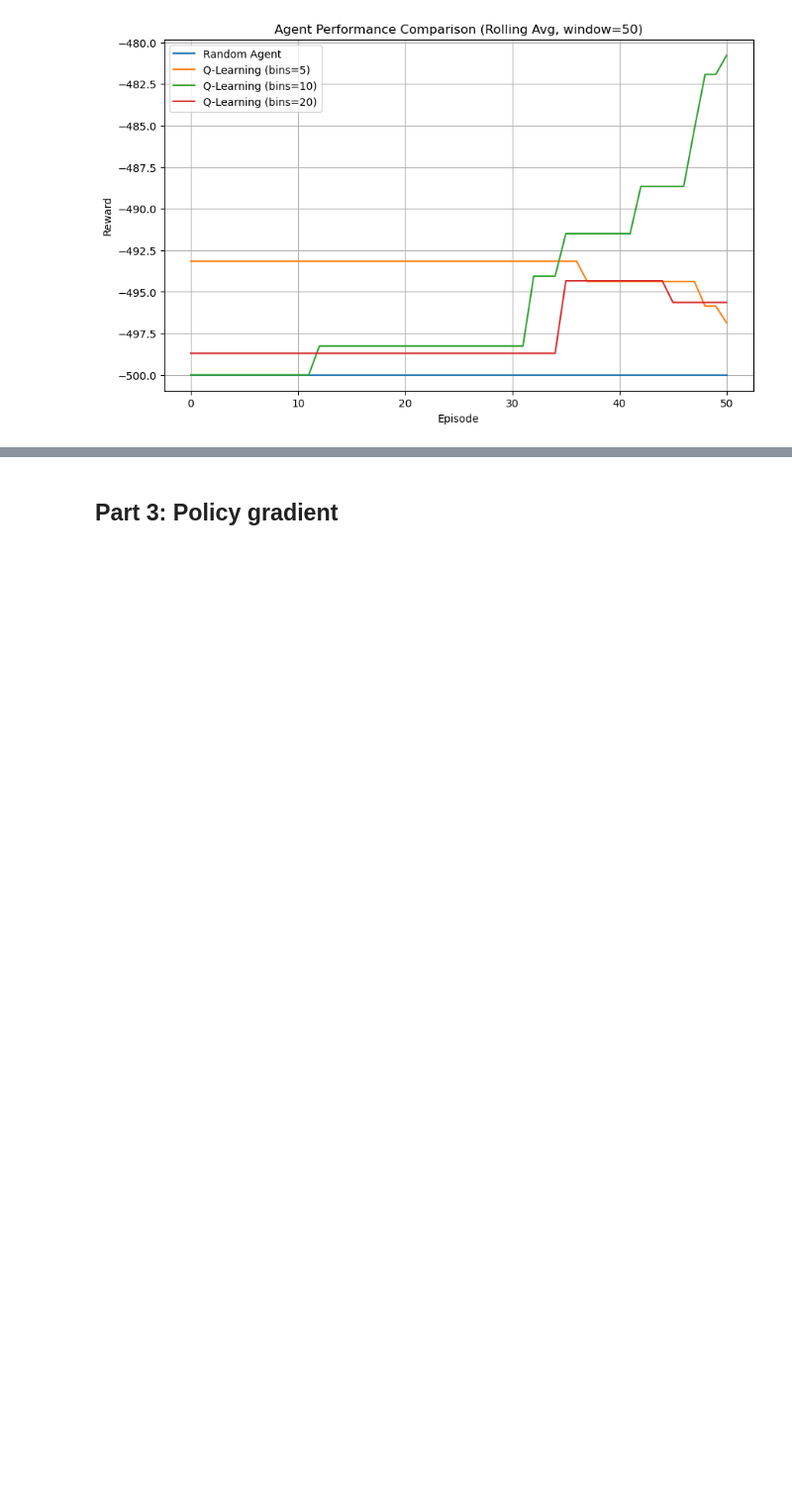
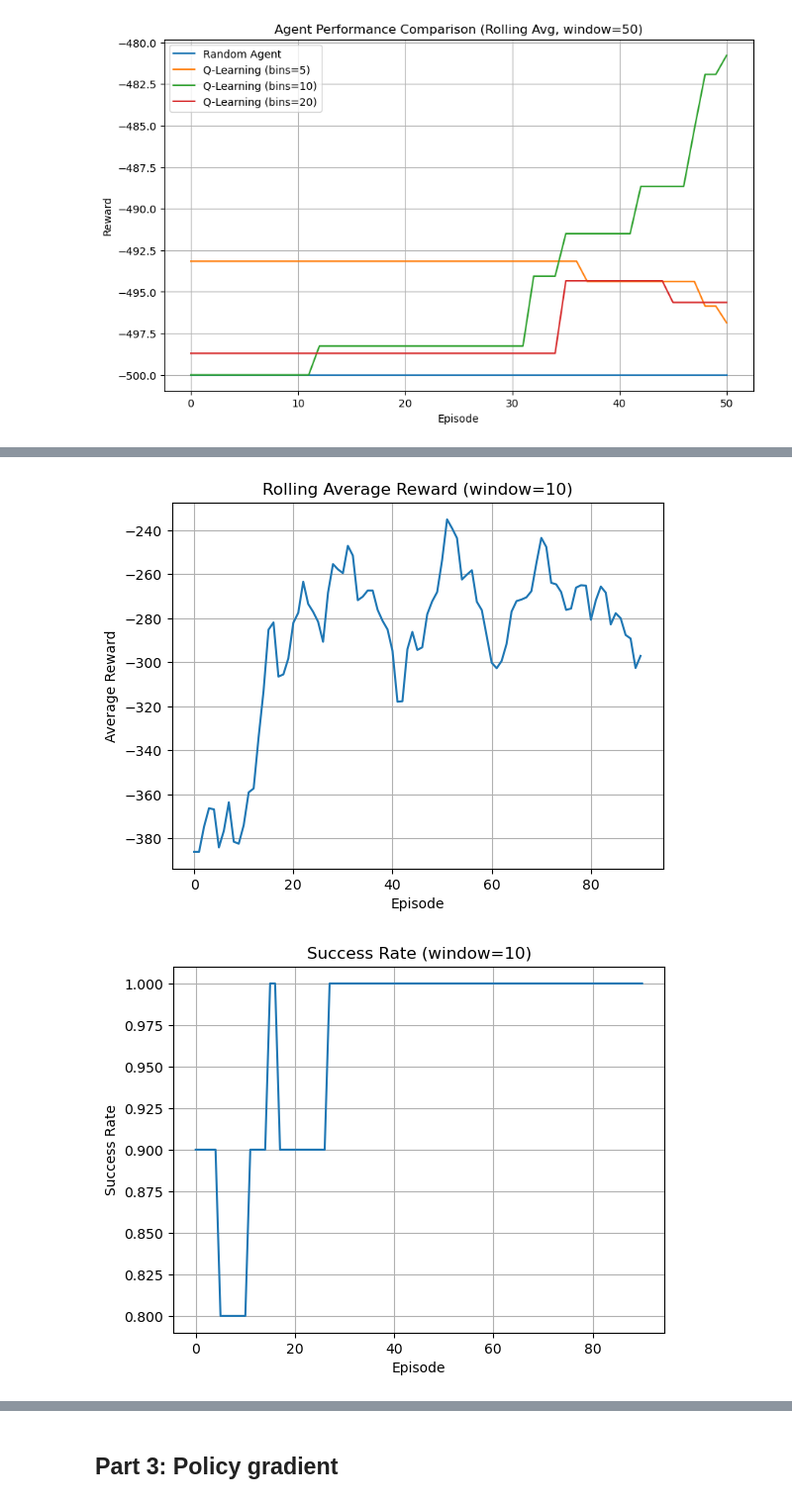
Before and after one commit to DicksonYU-jpg/CS479_MP2, a Jupyter notebook: MP2.ipynb, the cells around one changed output, grey strips where cells are left out. Shown at 99% size. Drawn from its saved outputs; the diff is of its cells as text; code cells hidden in the pictures; blank space fills up the shorter version.

Commit message:
Part 2.3 done, questions done, maybe need to rerun tests with more episodes?

```diff
--- a/MP2.ipynb
+++ b/MP2.ipynb
@@ -366,0 +468,9 @@ class RBFAgent(AbstractAgent):
+# %%
+# Test just RBF
+RBF_rewards, RBF_episode_lengths = run_agent(env, RBF_ag, num_episodes=100, print_every=10)
+gif_episode(env, RBF_ag, filename="RBF_agent_episode.gif")
+plot_rewards(RBF_rewards)
+plot_success(RBF_rewards)
+# %% [output]
+[figure, added]
+[figure, added]
```
Also changed, not shown: parts of 4 cells of this notebook, 1 other file.
